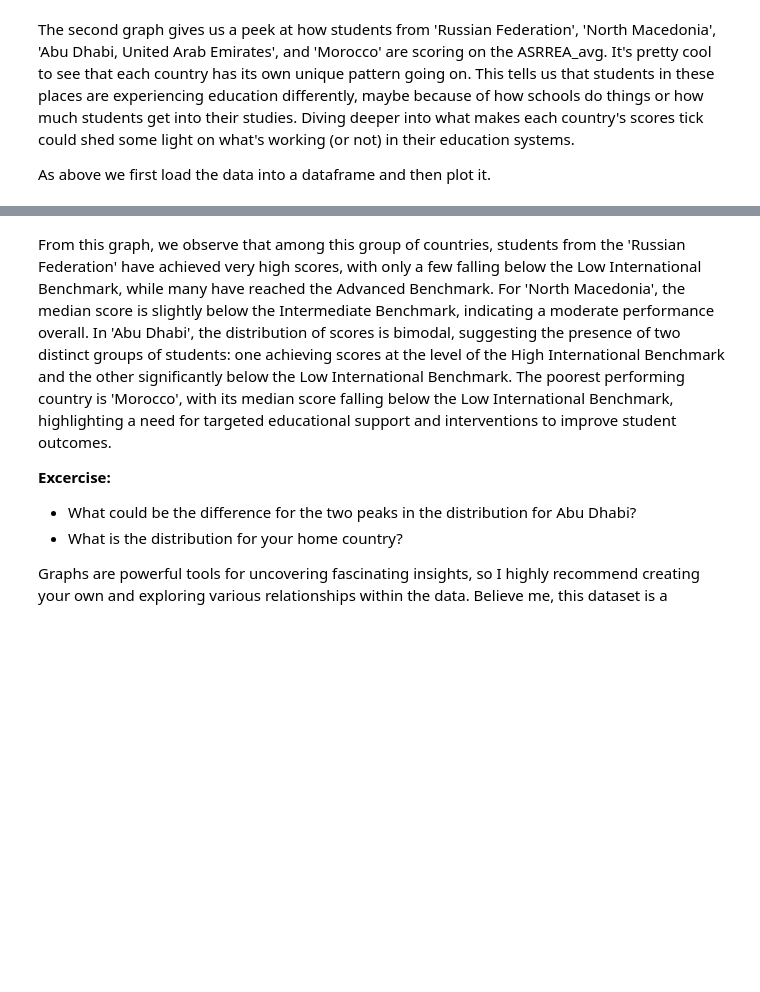
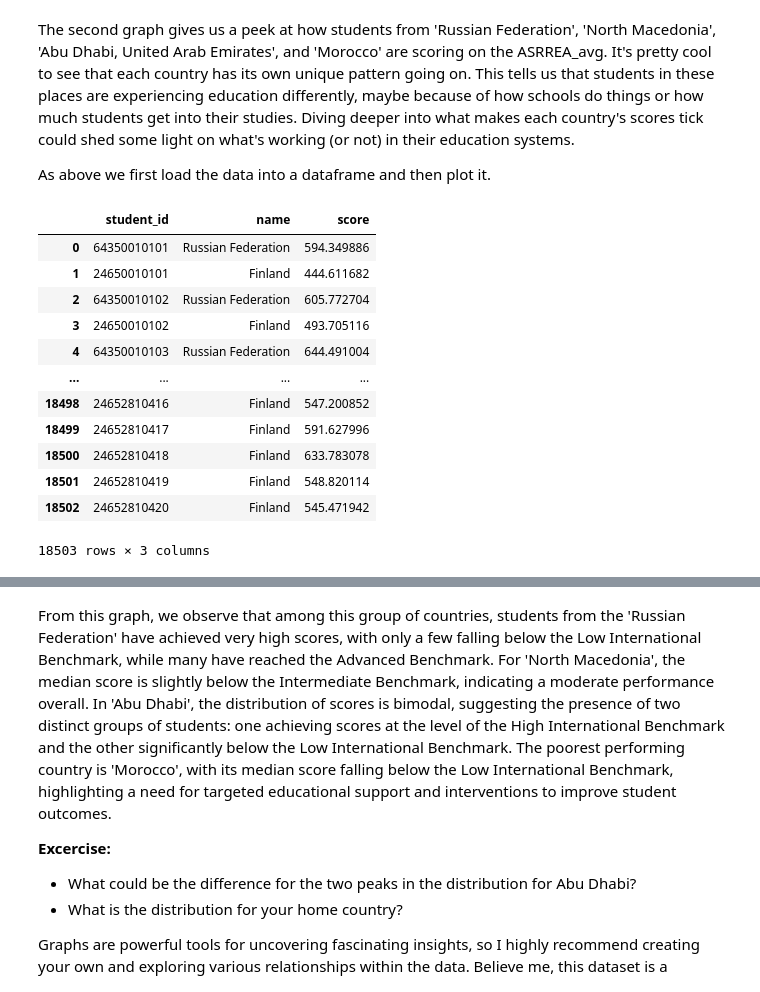
Before and after one commit to senzelden/gdsc7_solution, a Jupyter notebook: tutorials/Tutorial_2_Data_Understanding.ipynb, the cells around one changed output, grey strips where cells are left out. Saved outputs shown, nothing was run; the diff lists cells and outputs as text; code cells hidden in the pictures; blank space fills up the shorter version.

```diff
--- a/tutorials/Tutorial_2_Data_Understanding.ipynb
+++ b/tutorials/Tutorial_2_Data_Understanding.ipynb
@@ -440,15 +586,29 @@ As above we first load the data into a dataframe and then plot it.
 # %%
 query_graph_countries = '''
     SELECT S.Student_ID, C.Name, R.Score
     FROM Students AS S
     LEFT JOIN StudentScoreResults AS R ON S.Student_ID = R.Student_ID
     LEFT JOIN StudentScoreEntries AS E ON R.Code = E.Code
     LEFT JOIN Countries AS C ON S.Country_ID = C.Country_ID
-    WHERE E.Code = 'ASRREA_avg' AND C.Name IN ('Russian Federation', 'North Macedonia', 'Abu Dhabi, United Arab Emirates', 'Morocco');
+    WHERE E.Code = 'ASRREA_avg' AND C.Name IN ('Russian Federation', 'United States', 'Germany', 'Finland');
 '''
 
 df_graph_countries = get_from_db(connection, query_graph_countries)
 df_graph_countries
+# %% [output]
+|  | student_id | name | score |
+| 0 | 64350010101 | Russian Federation | 594.349886 |
+| 1 | 24650010101 | Finland | 444.611682 |
+| 2 | 64350010102 | Russian Federation | 605.772704 |
+| 3 | 24650010102 | Finland | 493.705116 |
+| 4 | 64350010103 | Russian Federation | 644.491004 |
+| ... | ... | ... | ... |
+| 18498 | 24652810416 | Finland | 547.200852 |
+| 18499 | 24652810417 | Finland | 591.627996 |
+| 18500 | 24652810418 | Finland | 633.783078 |
+| 18501 | 24652810419 | Finland | 548.820114 |
+| 18502 | 24652810420 | Finland | 545.471942 |
+18503 rows × 3 columns
 # %%
 plt.figure(figsize=(10, 6))  # Set the figure size for better readability
 sns.histplot(data=df_graph_countries, x='score', hue='name', bins=20, edgecolor='black', kde=True, palette='bright')
```
Also changed, not shown: parts of 23 cells of this notebook, 2 other files.
